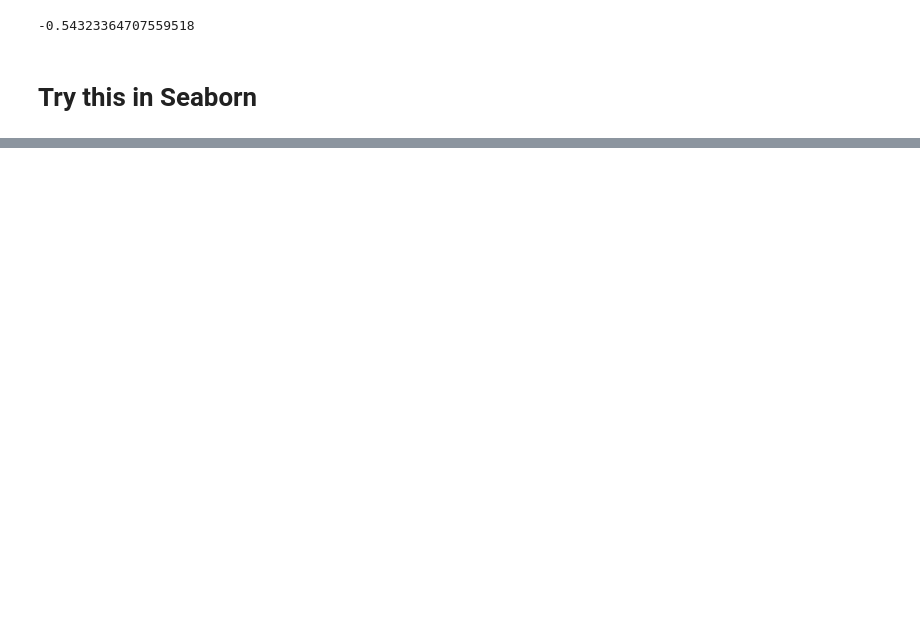
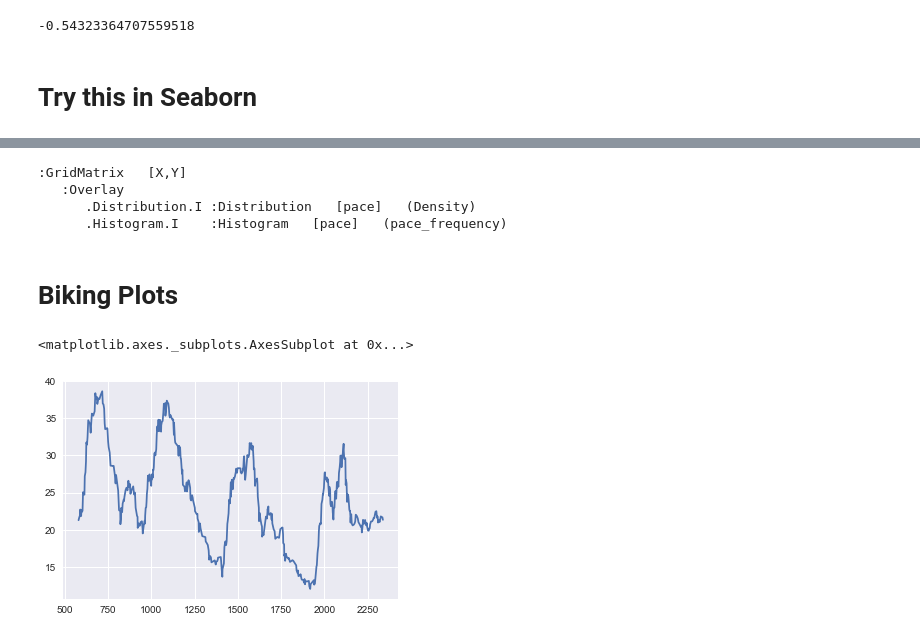
Before and after one commit to jrs2/strava_viz, a Jupyter notebook: strava_data_viz/strava_notebook.ipynb, the cells around one changed output, grey strips where cells are left out. Cells and saved outputs as stored; diff of their text form; code cells hidden in the pictures; blank space fills up the shorter version.

```diff
--- a/strava_data_viz/strava_notebook.ipynb
+++ b/strava_data_viz/strava_notebook.ipynb
@@ -95,0 +113,16 @@ g = sns.pairplot(df[['distance','velocity_smooth','time']].dropna(), kind="reg",
+# %%
+%%opts Bivariate [bandwidth=0.5] (cmap='Blues') Points (size=2)
+%%opts Points    [tools=['box_select']]
+
+temp_df = temp_df[pd.notnull(temp_df.average_heartrate)]
+act_ds = hv.Dataset(temp_df[['pace','distance','average_heartrate']].dropna())
+
+density_grid = gridmatrix(act_ds, diagonal_type=hv.Distribution, chart_type=hv.Bivariate)
+point_grid = gridmatrix(act_ds, chart_type=hv.Points)
+
+density_grid * point_grid
+# %% [output]
+:GridMatrix   [X,Y]
+   :Overlay
+      .Distribution.I :Distribution   [pace]   (Density)
+      .Histogram.I    :Histogram   [pace]   (pace_frequency)
@@ -95,0 +132,11 @@ g = sns.pairplot(df[['distance','velocity_smooth','time']].dropna(), kind="reg",
+# %% [markdown]
+# Biking Plots
+# %%
+bike_df = act_df[(act_df['type']=='Ride') | (act_df['type']=='VirtualRide')]
+bike_df = bike_df[pd.notnull(bike_df.average_heartrate)]
+bike_df['average_speed'] = bike_df['average_speed']*3600/1609
+# %%
+bike_df.distance.rolling(20).mean().plot()
+# %% [output]
+<matplotlib.axes._subplots.AxesSubplot at 0x...>
+[figure, added]
```
Also changed, not shown: parts of 19 cells of this notebook, 2 other files.
